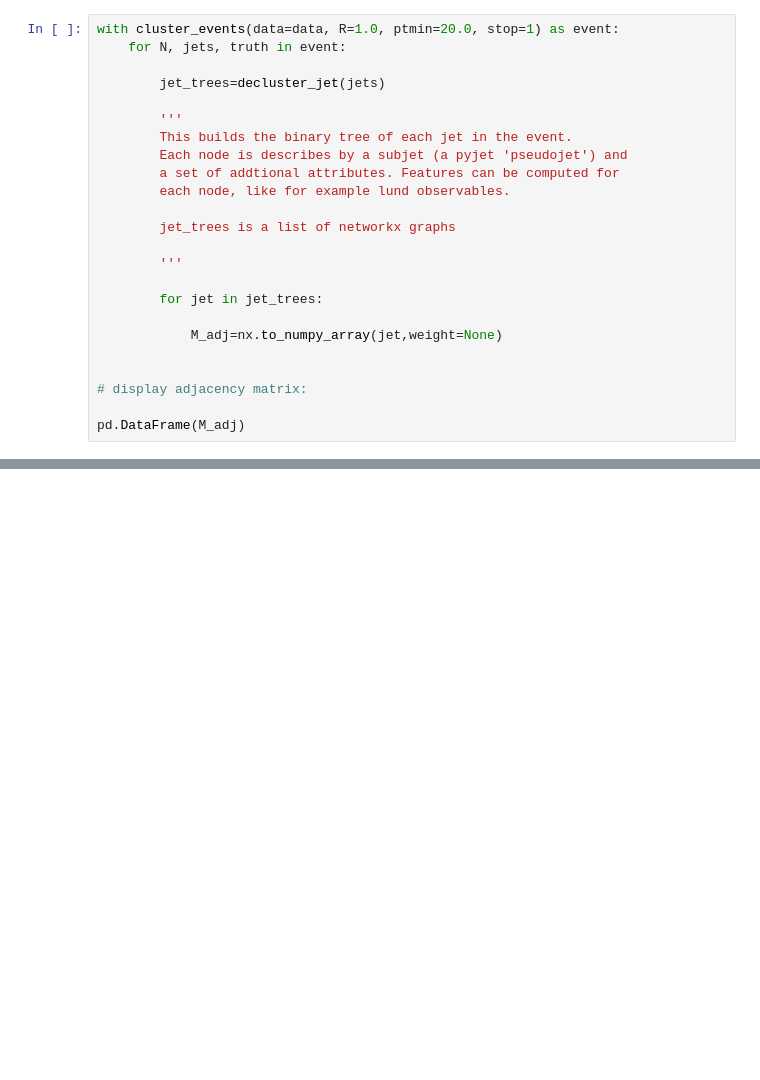
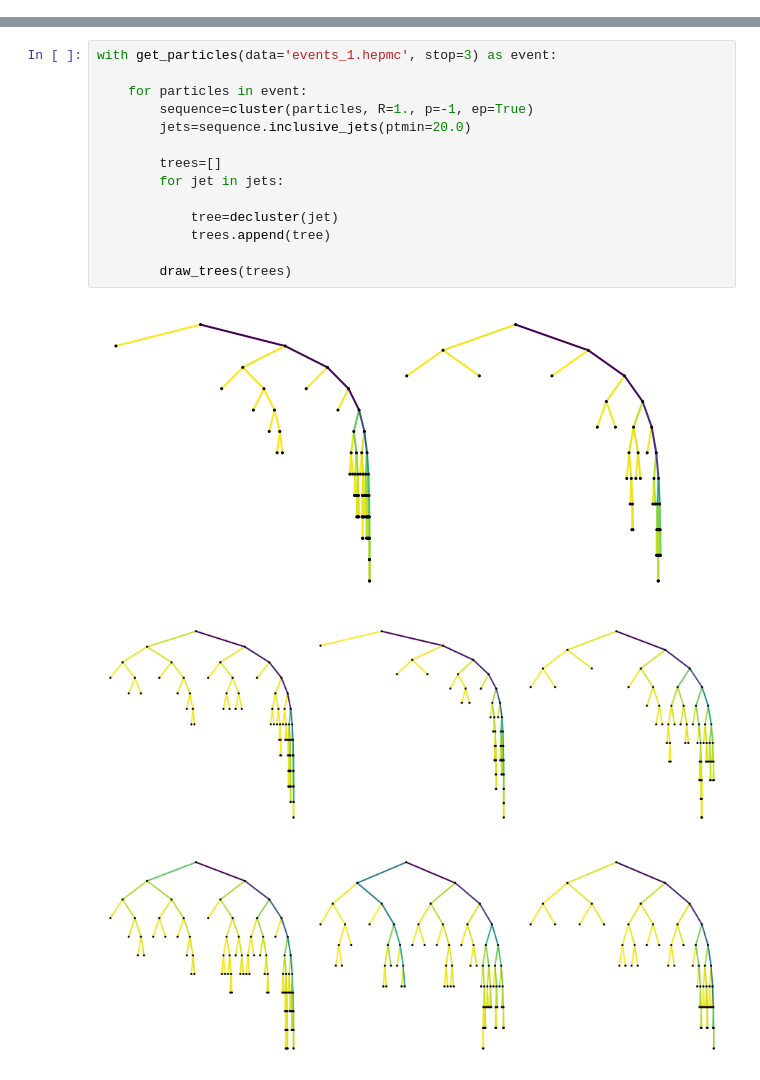
Before and after one commit to dfaroughy/JetDecluster, a Jupyter notebook: jet_trees_demo.ipynb, the cells around one changed output, grey strips where cells are left out. Cells and saved outputs as stored; diff of their text form; blank space fills up the shorter version.

```diff
--- a/jet_trees_demo.ipynb
+++ b/jet_trees_demo.ipynb
@@ -115,24 +71,0 @@ Exctract the adjacency matrix of the jet tree:
-# %%
-with cluster_events(data=data, R=1.0, ptmin=20.0, stop=1) as event:
-    for N, jets, truth in event:
-
-        jet_trees=decluster_jet(jets)
-
-        '''
-        This builds the binary tree of each jet in the event.
-        Each node is describes by a subjet (a pyjet 'pseudojet') and
-        a set of addtional attributes. Features can be computed for
-        each node, like for example lund observables.
-
-        jet_trees is a list of networkx graphs
-
-        '''
-
-        for jet in jet_trees:
-
-            M_adj=nx.to_numpy_array(jet,weight=None)
-
-
-# display adjacency matrix:
-
-pd.DataFrame(M_adj)
@@ -216,0 +78,18 @@ plt.tight_layout()
+# %%
+with get_particles(data='events_1.hepmc', stop=3) as event:
+
+    for particles in event:
+        sequence=cluster(particles, R=1., p=-1, ep=True)
+        jets=sequence.inclusive_jets(ptmin=20.0)
+
+        trees=[]
+        for jet in jets:
+
+            tree=decluster(jet)
+            trees.append(tree)
+
+        draw_trees(trees)
+# %% [output]
+[figure, added]
+[figure, added]
+[figure, added]
```
Also changed, not shown: parts of 21 cells of this notebook.
